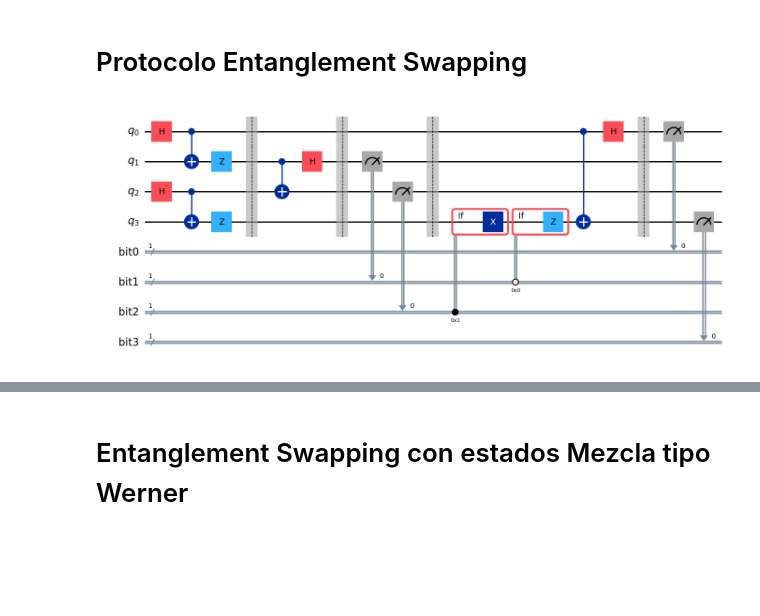
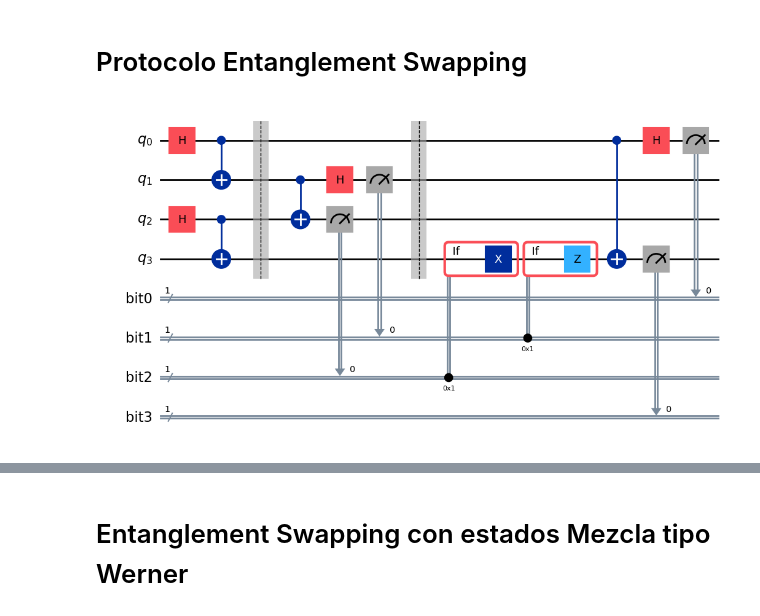
Before and after one commit to LuisMi1245/Protocolo_Swapping_QISKIT, a Jupyter notebook: Protocolo_Swapping/Swapping_Teletransporte_Estados_Werner.ipynb, the cells around one changed output, grey strips where cells are left out. Cells and saved outputs as stored; diff of their text form; code cells hidden in the pictures; blank space fills up the shorter version.

```diff
--- a/Protocolo_Swapping/Swapping_Teletransporte_Estados_Werner.ipynb
+++ b/Protocolo_Swapping/Swapping_Teletransporte_Estados_Werner.ipynb
@@ -28,7 +28,6 @@ def crear_estado_de_bell (circuito, q0, q1, bell):
 def alice_operaciones(circuito, q0, q1, bit0, bit1):
     circuito.cx(q0, q1)
     circuito.h(q0)
-    circuito.barrier()
     circuito.measure(q0, bit0)
     circuito.measure(q1, bit1)
 # %%
@@ -143,10 +142,10 @@ def swapping(bell_state):
 
     return [circuito, qubits]
 # %%
-qc_swapping, qubits_swapping = swapping("01")
+qc_swapping, qubits_swapping = swapping("00")
 qc_swapping.draw(output="mpl")
 # %% [output]
-[figure, old version]
+[figure, new version]
 # %%
 # Con la finalidad de evitar que los qúbits el 100% de las veces estén en un estado clásico, agregamos ruido a las compuertas
 import numpy as np
```
Also changed, not shown: parts of 15 cells of this notebook, 17 other files.
